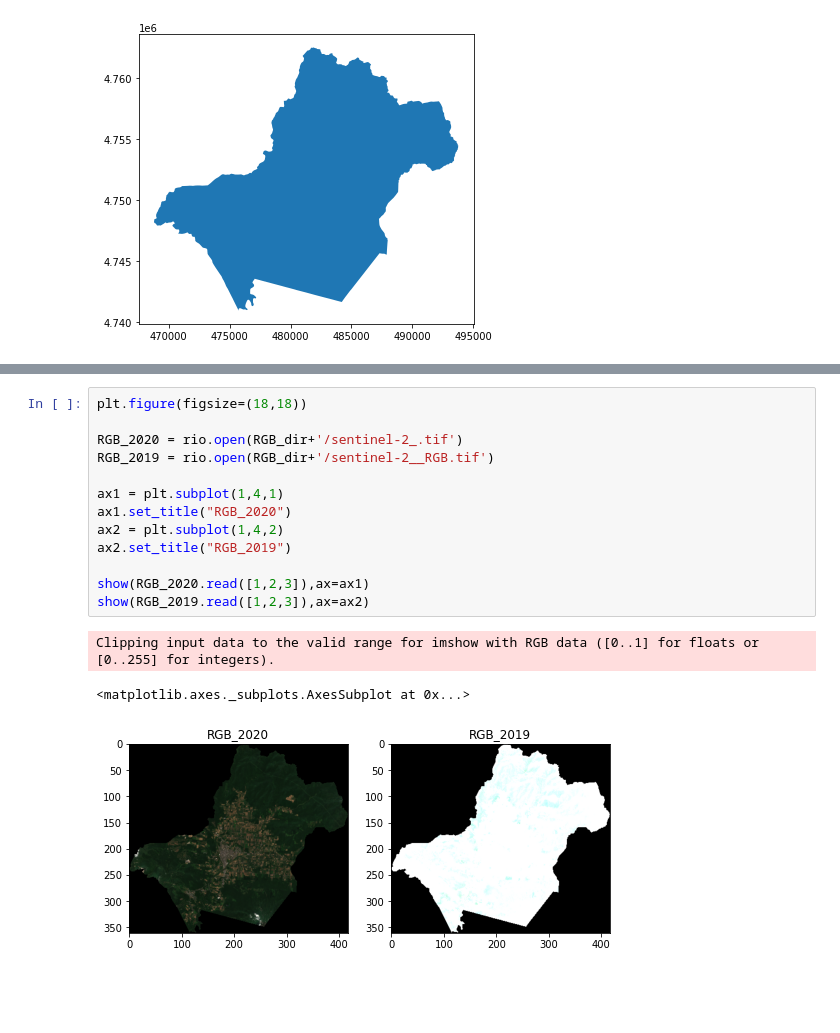
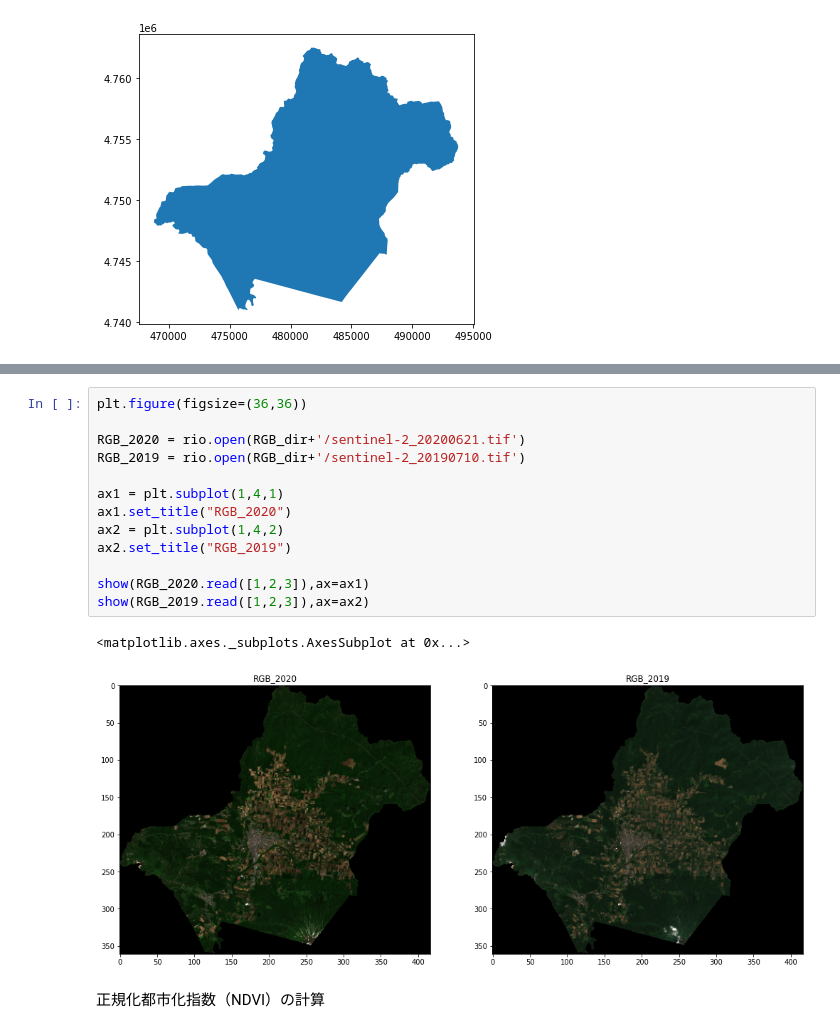
Before and after one commit to syurenuko/LandPrice-Kutchan, a Jupyter notebook: 【衛星画像解析】地価上昇率全国一位の倶知安町の開発状況を調べてみた.ipynb, the cells around one changed output, grey strips where cells are left out. Cells and saved outputs as stored; diff of their text form; blank space fills up the shorter version.

```diff
--- a/【衛星画像解析】地価上昇率全国一位の倶知安町の開発状況を調べてみた.ipynb
+++ b/【衛星画像解析】地価上昇率全国一位の倶知安町の開発状況を調べてみた.ipynb
@@ -248,19 +203,20 @@ Start make RGB TIF image <S2A_MSIL2A_20190710T013701_N0213_R117_T54TVN_20190710T
 ---masking---
 Done
 # %%
-plt.figure(figsize=(18,18))
+plt.figure(figsize=(36,36))
 
-RGB_2020 = rio.open(RGB_dir+'/sentinel-2_.tif')
-RGB_2019 = rio.open(RGB_dir+'/sentinel-2__RGB.tif')
+RGB_2020 = rio.open(RGB_dir+'/sentinel-2_20200621.tif')
+RGB_2019 = rio.open(RGB_dir+'/sentinel-2_20190710.tif')
 
 ax1 = plt.subplot(1,4,1)
 ax1.set_title("RGB_2020")
 ax2 = plt.subplot(1,4,2)
 ax2.set_title("RGB_2019")
 
 show(RGB_2020.read([1,2,3]),ax=ax1)
 show(RGB_2019.read([1,2,3]),ax=ax2)
 # %% [output]
-Clipping input data to the valid range for imshow with RGB data ([0..1] for floats or [0..255] for integers).
+<matplotlib.axes._subplots.AxesSubplot at 0x...>
-<matplotlib.axes._subplots.AxesSubplot at 0x...>
-[figure, old version]
+[figure, new version]
+# %% [markdown]
+正規化都市化指数（NDVI）の計算
```
Also changed, not shown: parts of 14 cells of this notebook.
